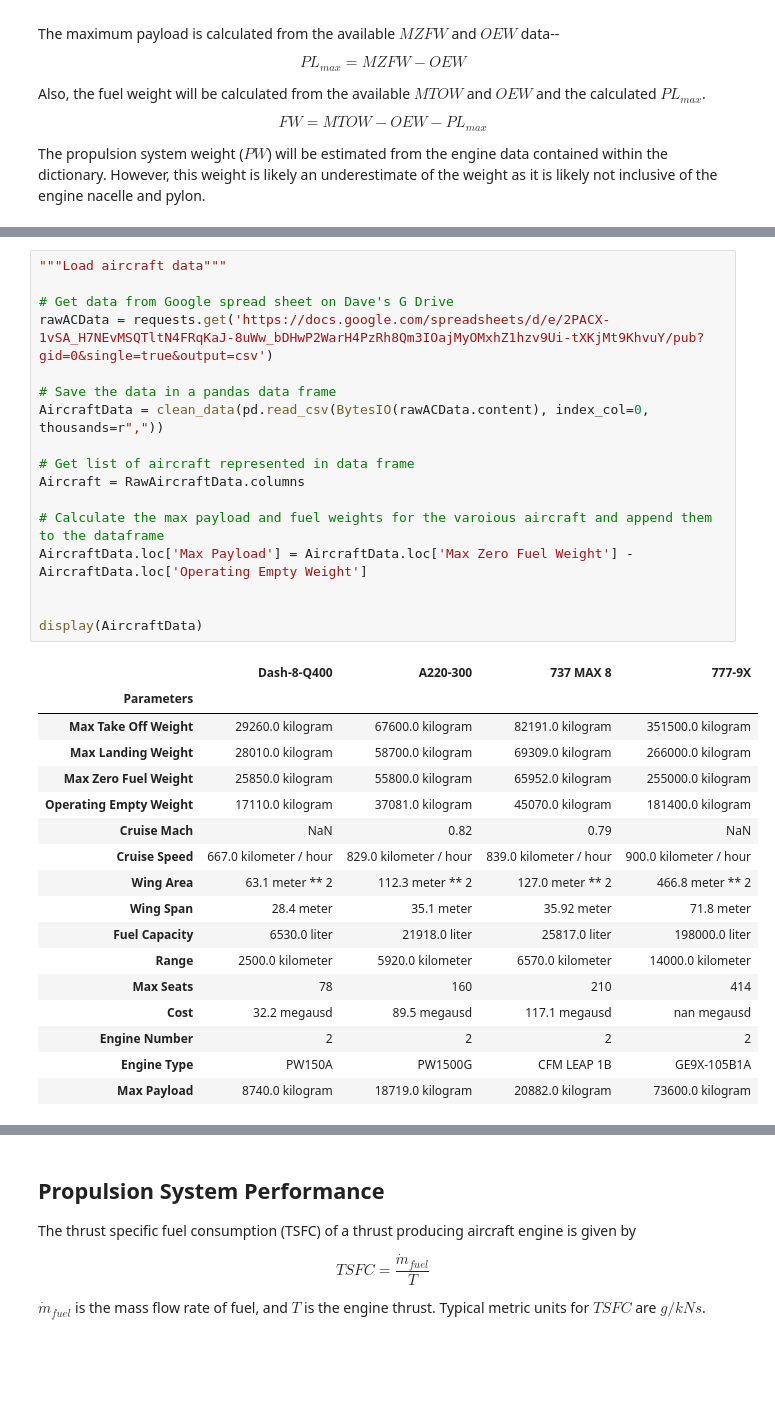
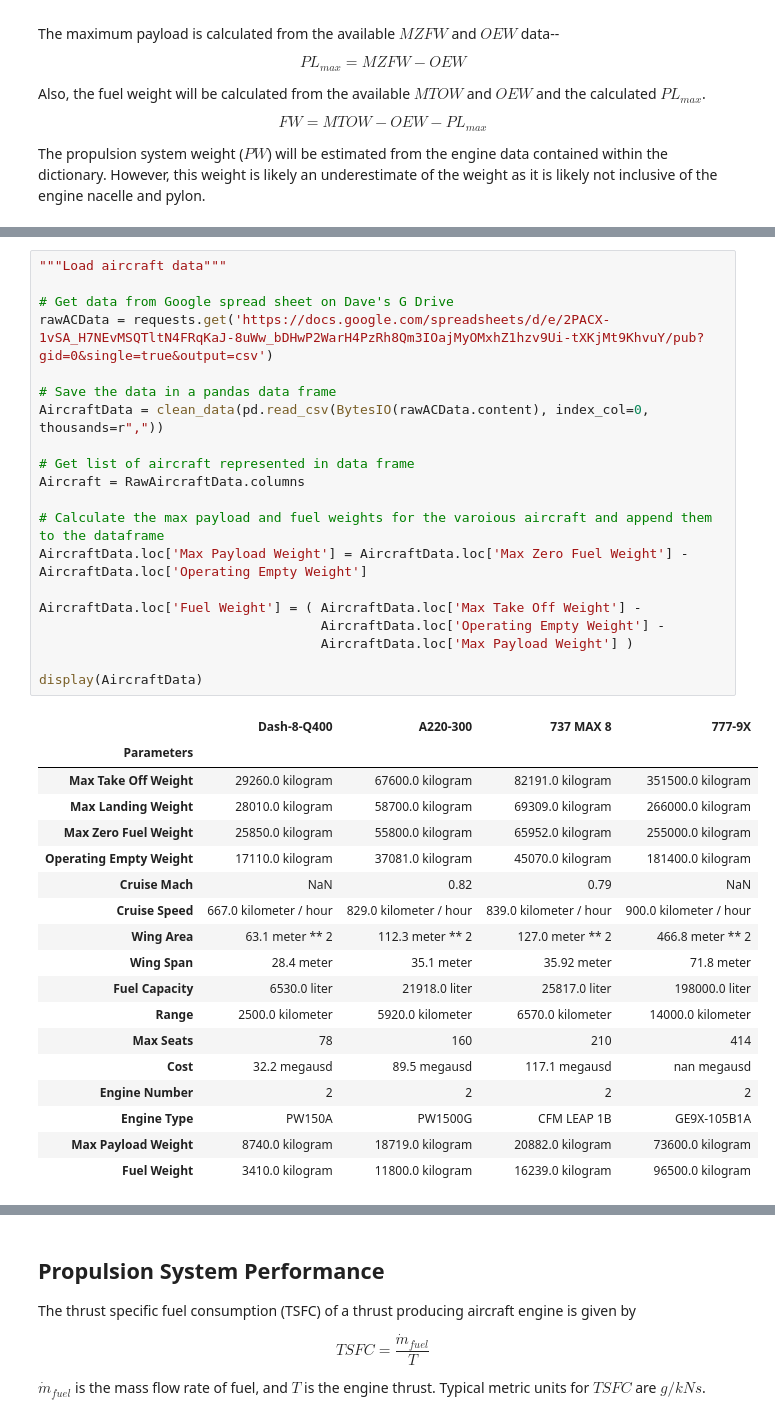
Before and after one commit to davetew/Zero-Carbon-Aviation, a Jupyter notebook: Zero_Carbon_Aircraft.ipynb, the cells around one changed output, grey strips where cells are left out. Cells and saved outputs as stored; diff of their text form; blank space fills up the shorter version.

```diff
--- a/Zero_Carbon_Aircraft.ipynb
+++ b/Zero_Carbon_Aircraft.ipynb
@@ -388,35 +359,39 @@ def clean_data(dirty_df):
 # Get data from Google spread sheet on Dave's G Drive
 rawACData = requests.get('https://docs.google.com/spreadsheets/d/e/2PACX-1vSA_H7NEvMSQTltN4FRqKaJ-8uWw_bDHwP2WarH4PzRh8Qm3IOajMyOMxhZ1hzv9Ui-tXKjMt9KhvuY/pub?gid=0&single=true&output=csv')
 
 # Save the data in a pandas data frame
 AircraftData = clean_data(pd.read_csv(BytesIO(rawACData.content), index_col=0, thousands=r","))
 
 # Get list of aircraft represented in data frame
 Aircraft = RawAircraftData.columns
 
 # Calculate the max payload and fuel weights for the varoious aircraft and append them to the dataframe
-AircraftData.loc['Max Payload'] = AircraftData.loc['Max Zero Fuel Weight'] - AircraftData.loc['Operating Empty Weight']
+AircraftData.loc['Max Payload Weight'] = AircraftData.loc['Max Zero Fuel Weight'] - AircraftData.loc['Operating Empty Weight']
 
+AircraftData.loc['Fuel Weight'] = ( AircraftData.loc['Max Take Off Weight'] -
+                                    AircraftData.loc['Operating Empty Weight'] -
+                                    AircraftData.loc['Max Payload Weight'] )
 
 display(AircraftData)
 # %% [output]
 |  | Dash-8-Q400 | A220-300 | 737 MAX 8 | 777-9X |
 | Parameters |  |  |  |  |
 | Max Take Off Weight | 29260.0 kilogram | 67600.0 kilogram | 82191.0 kilogram | 351500.0 kilogram |
 | Max Landing Weight | 28010.0 kilogram | 58700.0 kilogram | 69309.0 kilogram | 266000.0 kilogram |
 | Max Zero Fuel Weight | 25850.0 kilogram | 55800.0 kilogram | 65952.0 kilogram | 255000.0 kilogram |
 | Operating Empty Weight | 17110.0 kilogram | 37081.0 kilogram | 45070.0 kilogram | 181400.0 kilogram |
 | Cruise Mach | NaN | 0.82 | 0.79 | NaN |
 | Cruise Speed | 667.0 kilometer / hour | 829.0 kilometer / hour | 839.0 kilometer / hour | 900.0 kilometer / hour |
 | Wing Area | 63.1 meter ** 2 | 112.3 meter ** 2 | 127.0 meter ** 2 | 466.8 meter ** 2 |
 | Wing Span | 28.4 meter | 35.1 meter | 35.92 meter | 71.8 meter |
 | Fuel Capacity | 6530.0 liter | 21918.0 liter | 25817.0 liter | 198000.0 liter |
 | Range | 2500.0 kilometer | 5920.0 kilometer | 6570.0 kilometer | 14000.0 kilometer |
 | Max Seats | 78 | 160 | 210 | 414 |
 | Cost | 32.2 megausd | 89.5 megausd | 117.1 megausd | nan megausd |
 | Engine Number | 2 | 2 | 2 | 2 |
 | Engine Type | PW150A | PW1500G | CFM LEAP 1B | GE9X-105B1A |
-| Max Payload | 8740.0 kilogram | 18719.0 kilogram | 20882.0 kilogram | 73600.0 kilogram |
+| Max Payload Weight | 8740.0 kilogram | 18719.0 kilogram | 20882.0 kilogram | 73600.0 kilogram |
+| Fuel Weight | 3410.0 kilogram | 11800.0 kilogram | 16239.0 kilogram | 96500.0 kilogram |
 # %%
 """Load Engine Data"""
 rawEngData = requests.get('https://docs.google.com/spreadsheets/d/e/2PACX-1vQ5-u7udgzqZoPJy4Ao6RTlmFTSbg3_71hMCk9AkI_x1yTCiGVxs4ltPtdKUrMduxsepPMq6e0QzaCz/pub?gid=0&single=true&output=csv')
```
Also changed, not shown: parts of 6 cells of this notebook.
